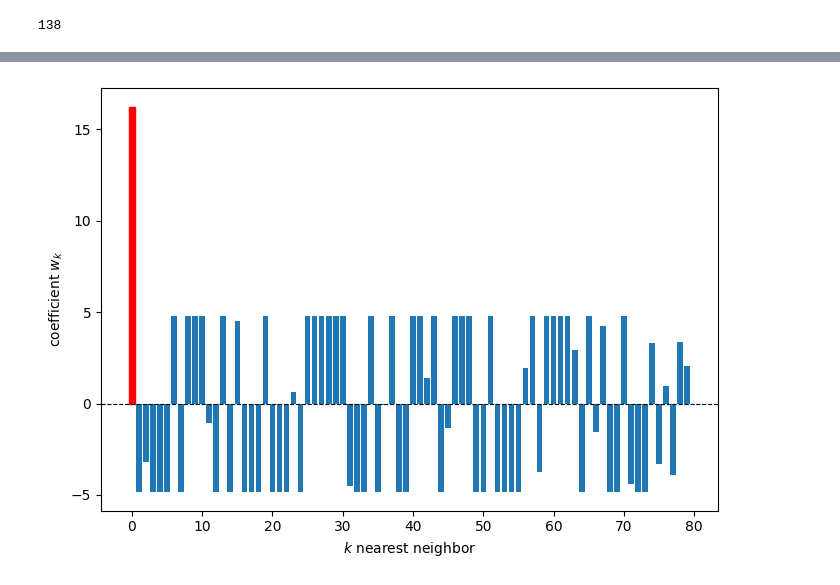
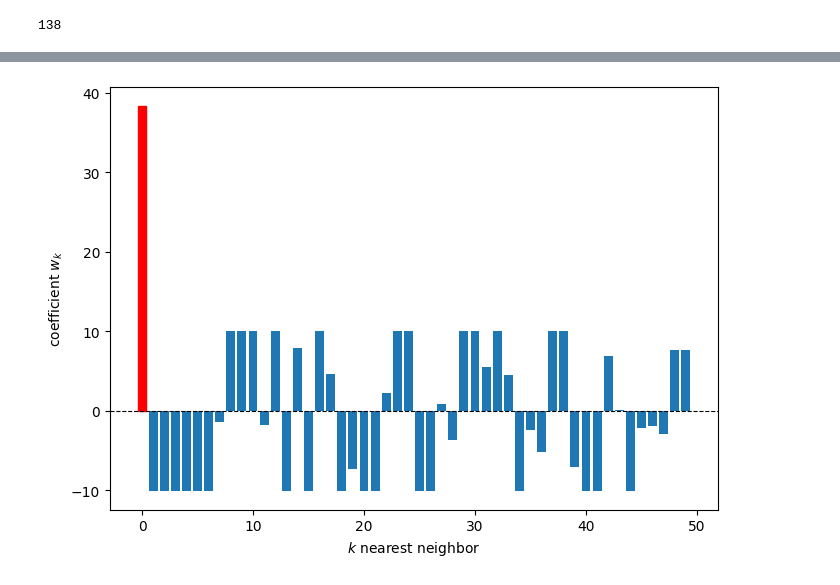
Before and after one commit to leventunord/gRBF-FD-boundary, a Jupyter notebook: notebooks/weights.ipynb, the cells around one changed output, grey strips where cells are left out. Cells and saved outputs as stored; diff of their text form; code cells hidden in the pictures.

```diff
--- a/notebooks/weights.ipynb
+++ b/notebooks/weights.ipynb
@@ -265,4 +272,7 @@ plot_weights(all_weights[101])
 # %%
+l_dn = 5
+K_dn = 35
+
 b_id_ill = []
 records = np.zeros((num_boundary, 2))
 
@@ -273,7 +283,7 @@ for i, b_id in enumerate(id_boundary):
 
     tangent_basis = manifold.get_local_basis(manifold.params[b_id])[0]
 
-    K_current = 35
+    K_current = K_dn
     max_retries_auto_K = 15
 
     # auto K
@@ -284,7 +294,7 @@ for i, b_id in enumerate(id_boundary):
         weights = get_operator_weights(
             stencil=stencil_points,
             tangent_basis=tangent_basis,
-            l=5,
+            l=l_dn,
             operator='dn',
             n_vec=n_vec,
         )
@@ -314,10 +324,8 @@ len(b_id_ill)
 # %% [output]
 138
 # %%
-l = 3
-K = 55
-
-all_bd_weights = np.zeros((len(b_id_ill), K))
+K_dn += 5
+all_bd_weights = np.zeros((len(b_id_ill), K_dn))
 none_counts = 0
 
 for i, b_id in enumerate(b_id_ill):
@@ -327,7 +335,7 @@ for i, b_id in enumerate(b_id_ill):
 
     tangent_basis = manifold.get_local_basis(manifold.params[b_id])[0]
 
-    K_current = K
+    K_current = K_dn
 
     # auto K
     stencil_points, stencil_ids = fetcher_bd(K_current)
@@ -335,7 +343,7 @@ for i, b_id in enumerate(b_id_ill):
     weights = get_operator_weights(
         stencil=stencil_points,
         tangent_basis=tangent_basis,
-        l=l,
+        l=l_dn,
         operator='dn',
         n_vec=n_vec,
         opt='qp'
@@ -357,4 +369,26 @@ np.float64(6.99720727393739)
 # %%
-plot_weights(all_bd_weights[0])
+b_id = 6335
+
+n_vec = n_vecs[0]
+enhanced_tree = manifold.build_enhanced_tree(b_id, enhance_direction=-n_vec)
+fetcher_bd = lambda k: manifold.get_bd_stencil(b_id, k, method='restricted', enhanced_tree=enhanced_tree)
+
+tangent_basis = manifold.get_local_basis(manifold.params[b_id])[0]
+
+K_current = K_dn + 15
+
+# auto K
+stencil_points, stencil_ids = fetcher_bd(K_current)
+
+weights = get_operator_weights(
+    stencil=stencil_points,
+    tangent_basis=tangent_basis,
+    l=l_dn,
+    operator='dn',
+    n_vec=n_vec,
+    opt='qp'
+)
-# %% [output]
-[figure, removed]
+# %%
+plot_weights(weights)
+# %% [output]
+[figure, added]
```
Also changed, not shown: parts of 15 cells of this notebook, 4 other files.
